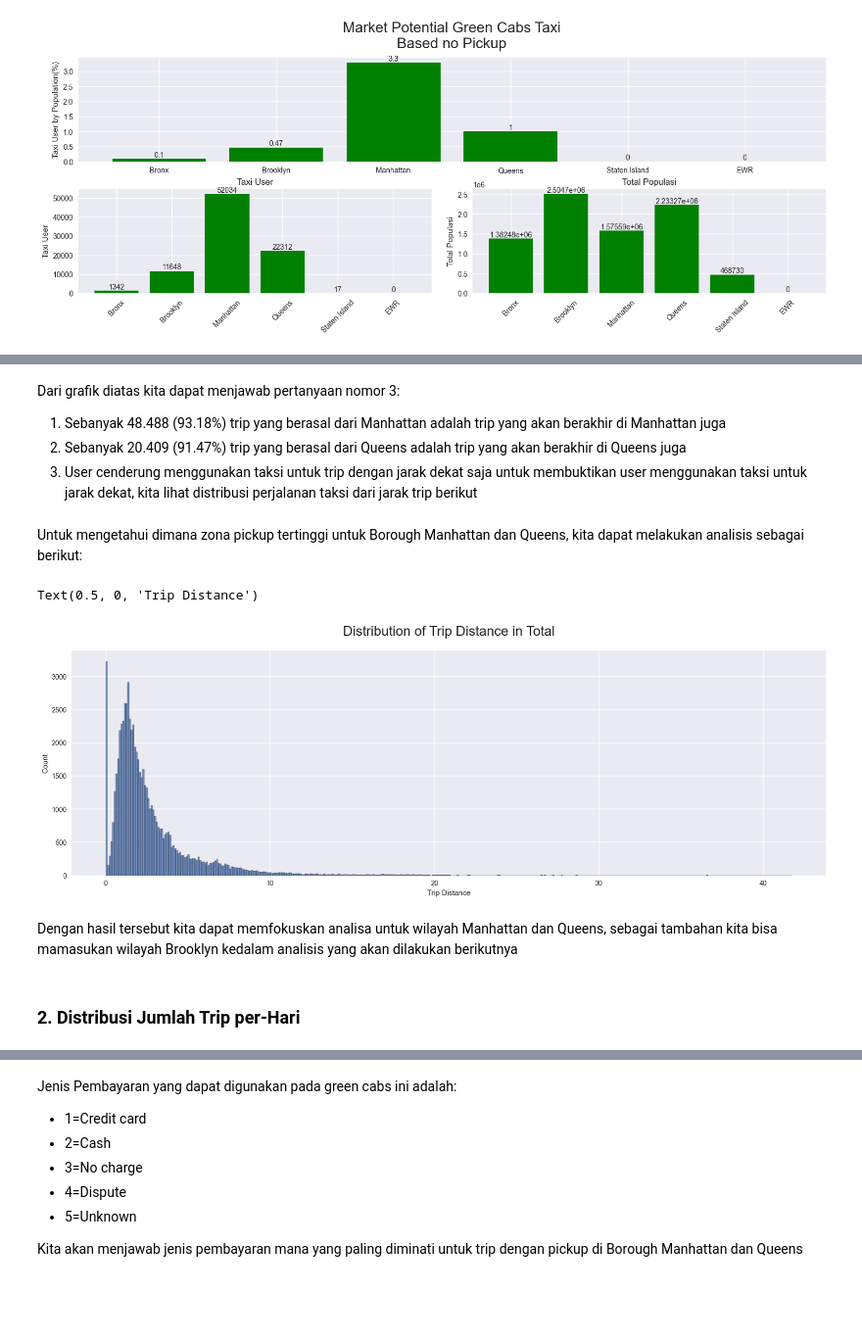
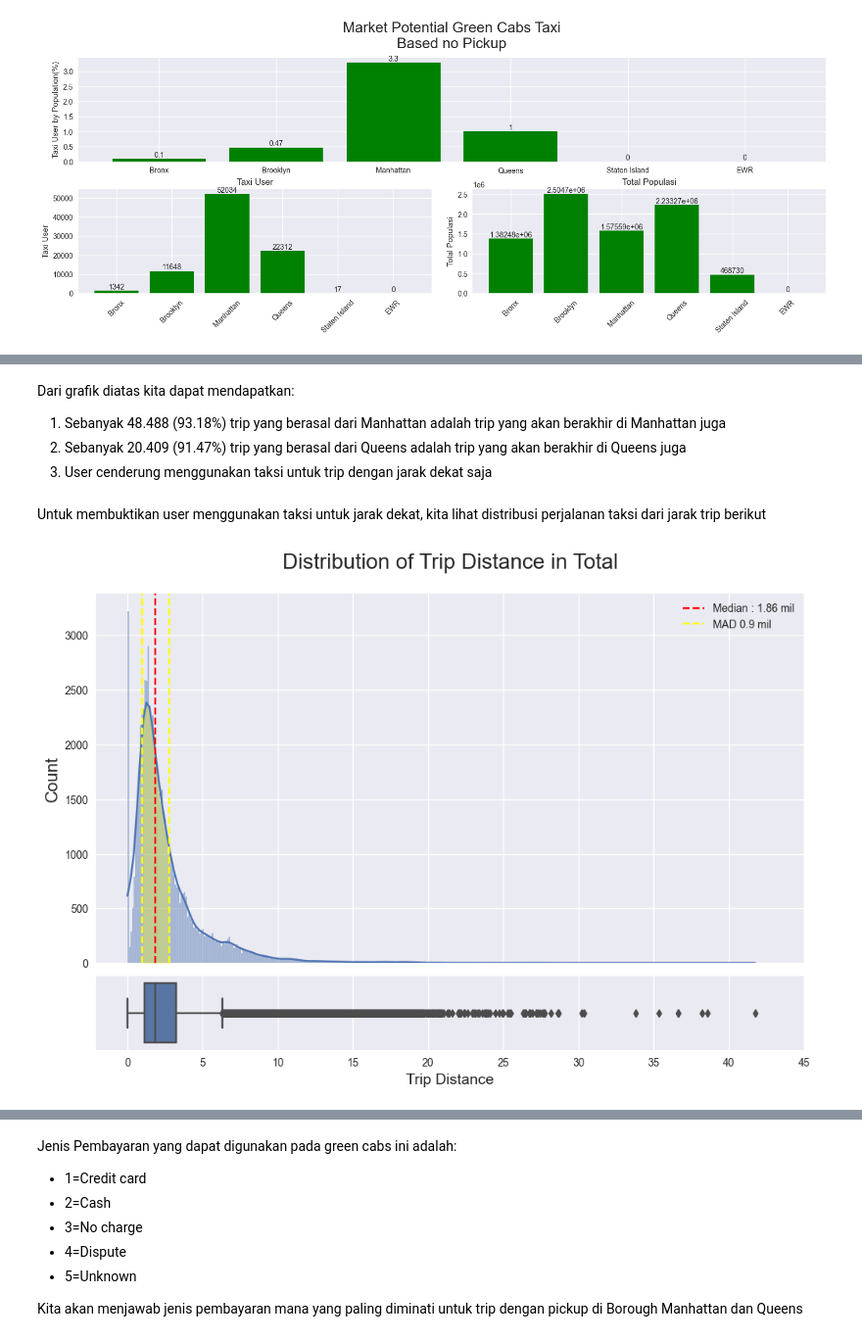
Before and after one commit to fathurizkym/ecommerce_churn_analysis, a Jupyter notebook: notebooks/Data_Analysis.ipynb, the cells around one changed output, grey strips where cells are left out. Shown at 98% size. Cells and saved outputs as stored; diff of their text form; code cells hidden in the pictures; blank space fills up the shorter version.

```diff
--- a/notebooks/Data_Analysis.ipynb
+++ b/notebooks/Data_Analysis.ipynb
@@ -264,23 +297,64 @@ plt.show();
 # %% [markdown]
-Dari grafik diatas kita dapat menjawab pertanyaan nomor 3:
+Dari grafik diatas kita dapat mendapatkan:
 1. Sebanyak 48.488 (93.18%) trip yang berasal dari Manhattan adalah trip yang akan berakhir di Manhattan juga
 2. Sebanyak 20.409 (91.47%) trip yang berasal dari Queens adalah trip yang akan berakhir di Queens juga
 3. User cenderung menggunakan taksi untuk trip dengan jarak dekat saja
-untuk membuktikan user menggunakan taksi untuk jarak dekat, kita lihat distribusi perjalanan taksi dari jarak trip berikut
-# %% [markdown]
-Untuk mengetahui dimana zona pickup tertinggi untuk Borough Manhattan dan Queens, kita dapat melakukan analisis sebagai berikut:
-# %%
-# Cek distribusi jarak trip
-
-plt.figure(figsize=(20, 6))
-sns.histplot(df.trip_distance)
-
-plt.title("Distribution of Trip Distance in Total", fontsize=20, y=1.05)
-plt.xlabel("Trip Distance")
-# %% [output]
-Text(0.5, 0, 'Trip Distance')
-[figure, removed]
-# %% [markdown]
-Dengan hasil tersebut kita dapat memfokuskan analisa untuk wilayah Manhattan dan Queens, sebagai tambahan kita bisa mamasukan wilayah Brooklyn kedalam analisis yang akan dilakukan berikutnya
-# %% [markdown]
-### 2. Distribusi Jumlah Trip per-Hari
+# %% [markdown]
+Untuk membuktikan user menggunakan taksi untuk jarak dekat, kita lihat distribusi perjalanan taksi dari jarak trip berikut
+# %%
+# Cek distribusi jarak trip
+
+# create figure and axes for plot data
+fig, ax = plt.subplots(
+    nrows=2,
+    ncols=1,
+    figsize=(10, 7),
+    constrained_layout=True,
+    gridspec_kw={'height_ratios':[5, 1]},
+    sharex=True
+)
+
+# set theme
+sns.set_style("whitegrid")
+
+# create distribution distance histogram plot
+ax[0] = sns.histplot(
+    data=df,
+    x="trip_distance",
+    ax=ax[0],
+    kde=True
+)
+# create distribution distance boxplot
+sns.boxplot(
+    data=df,
+    x="trip_distance",
+    ax=ax[1]
+)
+
+# create tendencies measurement lines
+kde_x, kde_y = ax[0].lines[0].get_data()
+ax[0].axvline(x=df.trip_distance.median(), color="red", linestyle="--", label=f"Median : {df.trip_distance.median()} mil")
+ax[0].axvline(x=df.trip_distance.median() + abs(df.trip_distance - df.trip_distance.median()).median(), color="yellow", linestyle="--", label=f"MAD {abs(df.trip_distance - df.trip_distance.median()).median():0.0} mil")
+ax[0].axvline(x=df.trip_distance.median() - abs(df.trip_distance - df.trip_distance.median()).median(), color="yellow", linestyle="--")
+ax[0].fill_between(
+    kde_x,
+    kde_y,
+    where=(kde_x > df.trip_distance.median() - abs(df.trip_distance - df.trip_distance.median()).median()) & (kde_x < df.trip_distance.median() + abs(df.trip_distance - df.trip_distance.median()).median()),
+    color='yellow',
+    alpha=0.3
+)
+
+# set graph attribute
+# histogram plot
+ax[0].set_title("Distribution of Trip Distance in Total", fontsize=20, y=1.05)
+ax[0].set_xlabel("Trip Distance", fontsize=16)
+ax[0].set_ylabel("Count", fontsize=16)
+ax[0].legend()
+# box plot
+ax[1].set_xlabel("Trip Distance", fontsize=14)
+ax[1].set_xticks(np.arange(0, 50, 5))
+
+# show the plot
+plt.show()
+# %% [output]
+[figure, added]
```
Also changed, not shown: parts of 29 cells of this notebook.
